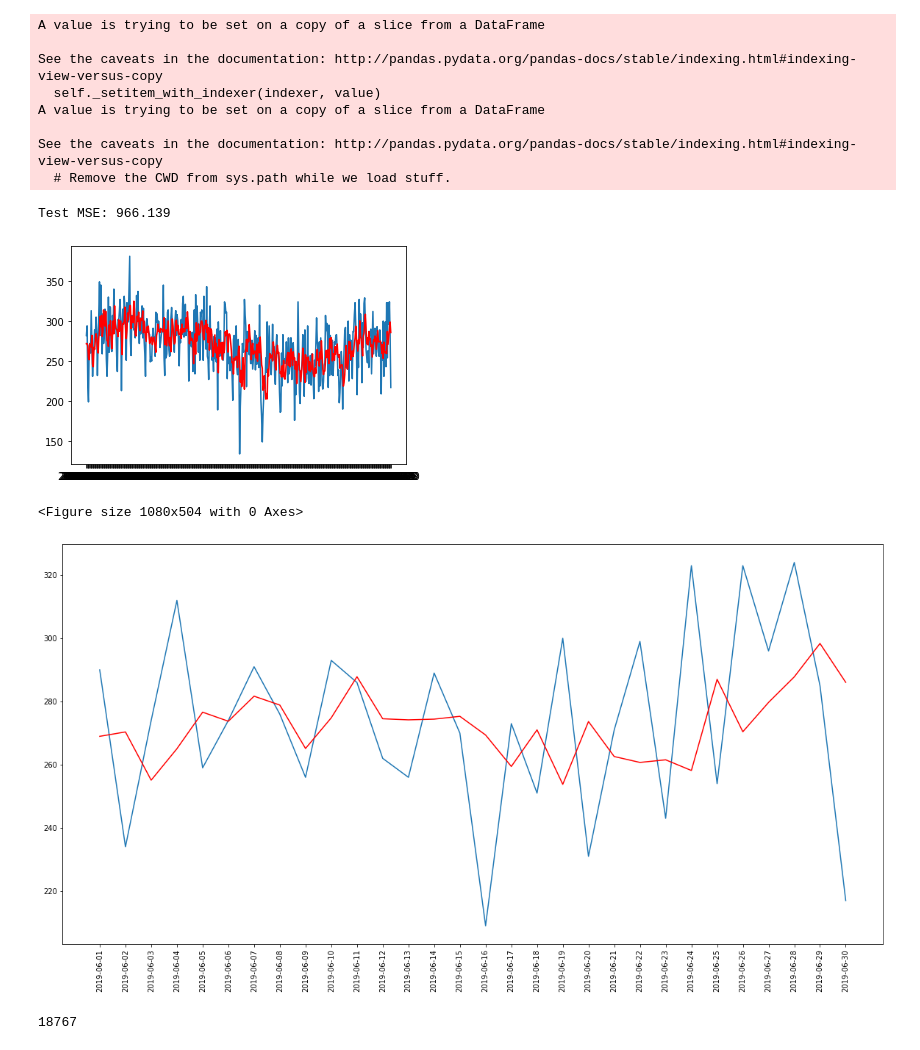
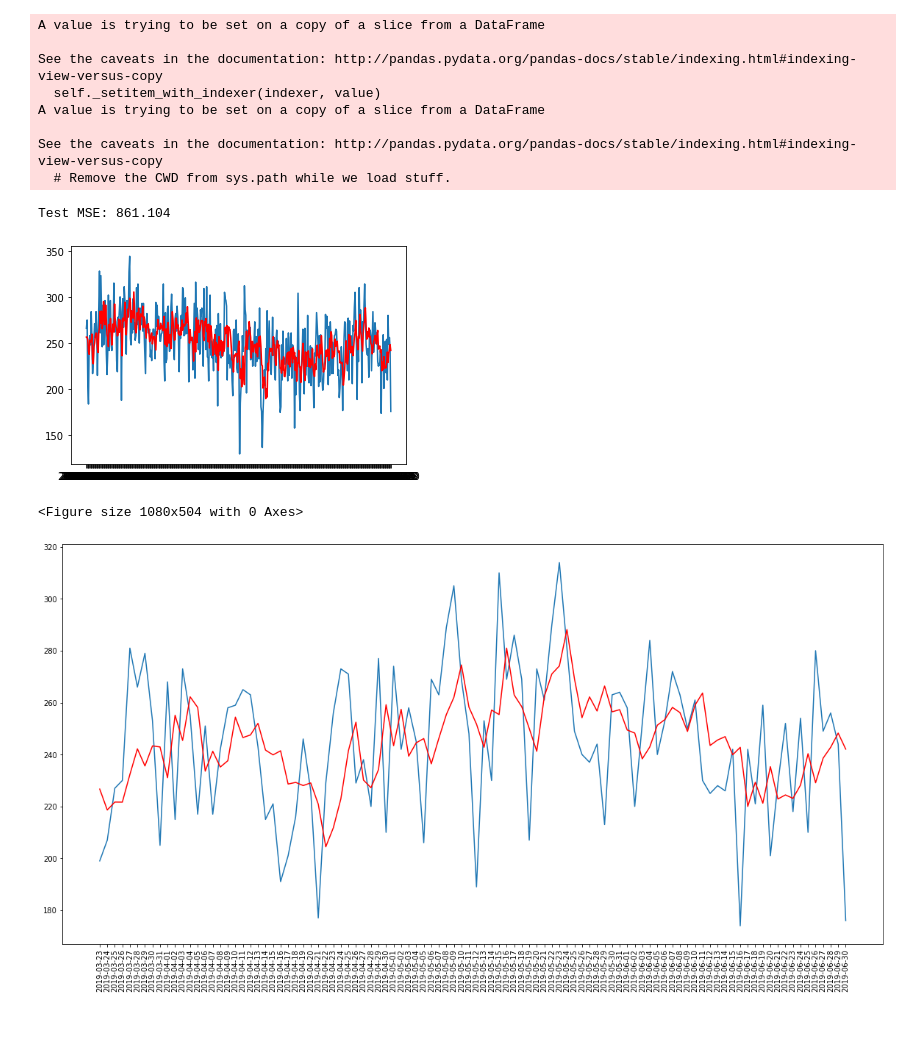
Before and after one commit to mitresh95/ImpactOfCrimeOnHousing, a Jupyter notebook: Project.ipynb, the cells around one changed output. Saved outputs shown, nothing was run; the diff lists cells and outputs as text; code cells hidden in the pictures.

Commit message:
Added new csv with more clean data

```diff
--- a/Project.ipynb
+++ b/Project.ipynb
@@ -33,0 +14,12 @@ crime_data.head(15)
+# %%
+crime_data = crime_data.dropna(how="any")
+
+indexNames = crime_data[ crime_data['DISTRICT'] == '0' ].index
+# Delete these row indexes from dataFrame
+crime_data.drop(indexNames , inplace=True)
+
+indexNames2 = crime_data[ crime_data['DISTRICT'] == 0 ].index
+# Delete these row indexes from dataFrame
+crime_data.drop(indexNames2 , inplace=True)
+
+crime_data.head(15)
@@ -171,7 +181,7 @@ part_one_crime.groupby(['RANGE','STREET']).count()['INCIDENT_NUMBER'].unstack().
 # %%
 # datetime.datetime.strptime("6/30/2019 23:55", '%m/%d/%Y HH:MM').strftime('%m/%d/%y')
 def date_time_conversion(dt):
-    datetime_object = datetime.strptime(dt, '%m/%d/%Y %H:%M').strftime('%Y-%m-%d')
+    datetime_object = datetime.strptime(dt, '%m/%d/%Y').strftime('%Y-%m-%d')
     return datetime_object
 crime_data['OCCURRED_ON_DATE'] = crime_data.OCCURRED_ON_DATE.apply(lambda x: date_time_conversion(x))
 # %%
@@ -181,7 +191,7 @@ train, test = date_count_data[:"2018-04-13"], date_count_data["2018-04-13":]
 predictions = list()
 
 for index, row in test.iterrows():
-    model = ARIMA(train, order=(6,1,0),freq='D')
+    model = ARIMA(train, order=(6,1,0), freq='D')
     model_fit = model.fit(disp=0)
     output = model_fit.forecast()
     yhat = output[0]
@@ -204,17 +214,17 @@ A value is trying to be set on a copy of a slice from a DataFrame
 
 See the caveats in the documentation: http://pandas.pydata.org/pandas-docs/stable/indexing.html#indexing-view-versus-copy
   # Remove the CWD from sys.path while we load stuff.
-Test MSE: 966.139
+Test MSE: 861.104
-[figure, old version]
+[figure, new version]
 <Figure size 1080x504 with 0 Axes>
 # %%
 pyplot.figure(figsize=(20,10))
-pyplot.plot(test.tail(30))
-pyplot.plot(predictions[-30:], color='red')
+pyplot.plot(test.tail(100))
+pyplot.plot(predictions[-100:], color='red')
 pyplot.xticks(rotation='vertical')
 pyplot.show()
 # %% [output]
-[figure, old version]
+[figure, new version]
 # %%
 district_date_data = pd.DataFrame(crime_data.groupby(['DISTRICT','OCCURRED_ON_DATE']).count()['INCIDENT_NUMBER'])
 # %%
@@ -242,7 +252,3 @@ def find_zip_codes(location):
     return data['results'][0]['locations'][0]['postalCode']
 
 crime_data['ZIP'] = crime_data.Location.apply(lambda x: find_zip_codes(x))
-# %%
-len(location_to_zip)
-# %% [output]
-18767
```
Also changed, not shown: parts of 15 cells of this notebook, 1 other file.
